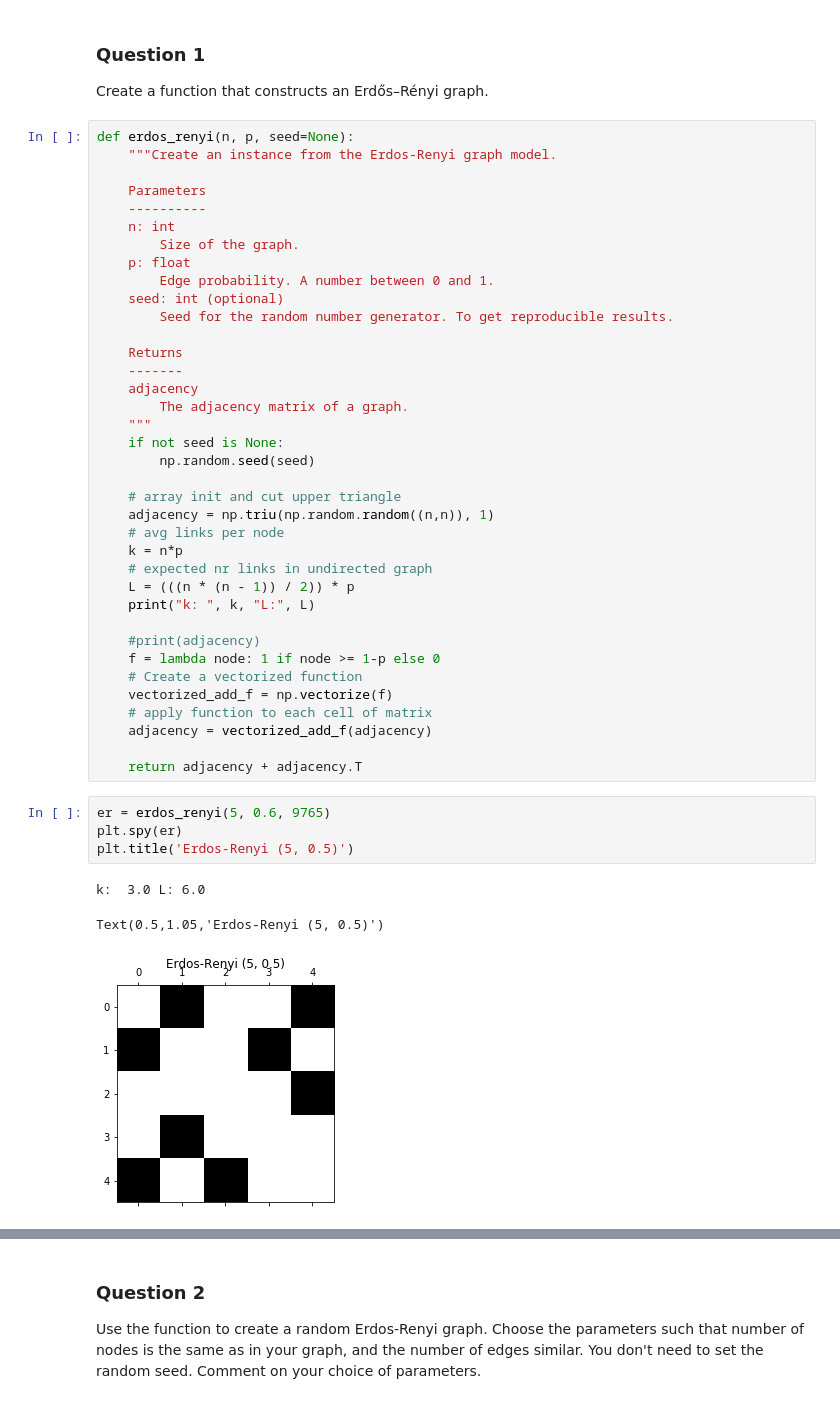
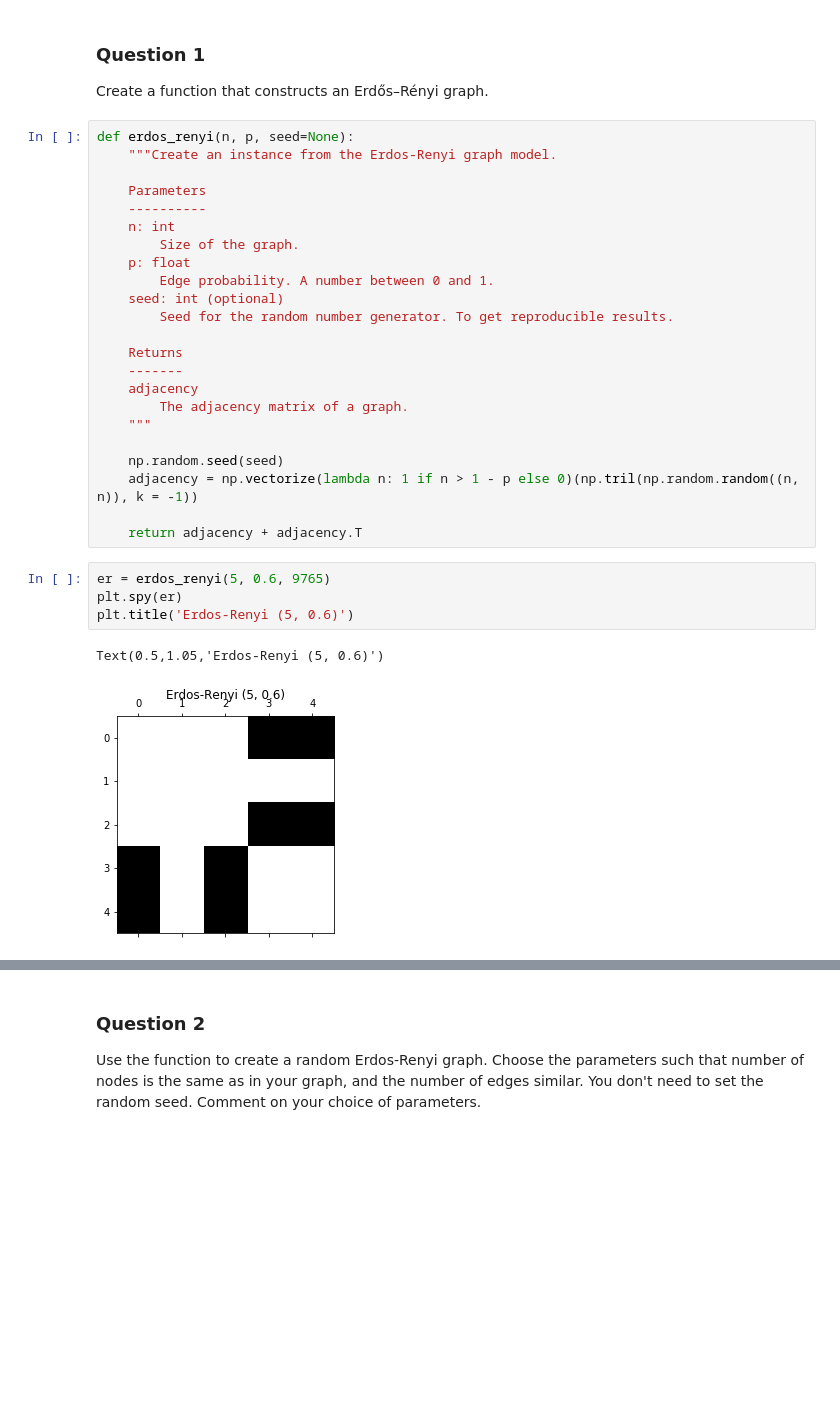
Before and after one commit to weberjoe/NTDS-MS-1-Route2-911, a Jupyter notebook: MS_2/2_network_models.ipynb, the cells around one changed output, grey strips where cells are left out. Drawn from its saved outputs; the diff is of its cells as text; blank space fills up the shorter version.

```diff
--- a/MS_2/2_network_models.ipynb
+++ b/MS_2/2_network_models.ipynb
@@ -71,33 +65,18 @@ def erdos_renyi(n, p, seed=None):
     adjacency
         The adjacency matrix of a graph.
     """
-    if not seed is None:
-        np.random.seed(seed)
 
-    # array init and cut upper triangle
-    adjacency = np.triu(np.random.random((n,n)), 1)
-    # avg links per node
-    k = n*p
-    # expected nr links in undirected graph
-    L = (((n * (n - 1)) / 2)) * p
-    print("k: ", k, "L:", L)
-
-    #print(adjacency)
-    f = lambda node: 1 if node >= 1-p else 0
-    # Create a vectorized function
-    vectorized_add_f = np.vectorize(f)
-    # apply function to each cell of matrix
-    adjacency = vectorized_add_f(adjacency)
+    np.random.seed(seed)
+    adjacency = np.vectorize(lambda n: 1 if n > 1 - p else 0)(np.tril(np.random.random((n, n)), k = -1))
 
     return adjacency + adjacency.T
 # %%
 er = erdos_renyi(5, 0.6, 9765)
 plt.spy(er)
-plt.title('Erdos-Renyi (5, 0.5)')
+plt.title('Erdos-Renyi (5, 0.6)')
 # %% [output]
-k:  3.0 L: 6.0
+Text(0.5,1.05,'Erdos-Renyi (5, 0.6)')
-Text(0.5,1.05,'Erdos-Renyi (5, 0.5)')
-[figure, old version]
+[figure, new version]
 # %%
 er = erdos_renyi(10, 0.4, 7648)
 plt.spy(er)
```
Also changed, not shown: parts of 37 cells of this notebook.
